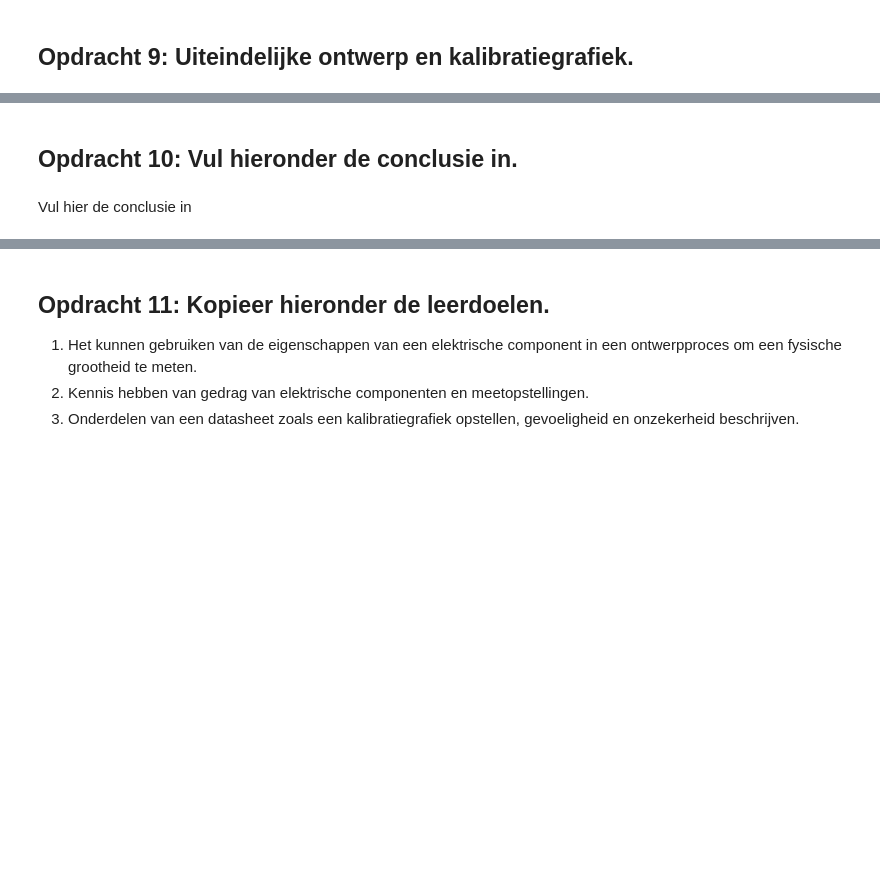
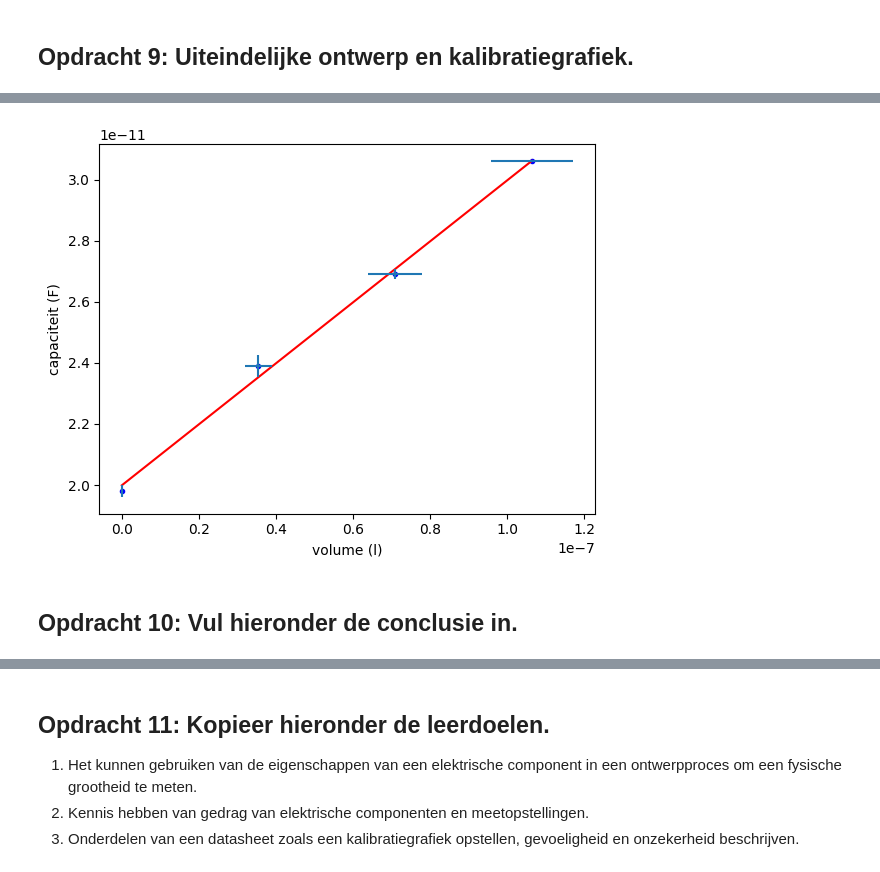
Before and after one commit to sjiemen/DEF_opdrachten_fork, a Jupyter notebook: FysiekeOntwerpopdrachten/2OntwerpEenSensorCondensator/DEFOntwerpopdracht2OntwerpEenSensorInvulTemplate.ipynb, the cells around one changed output, grey strips where cells are left out. Saved outputs shown, nothing was run; the diff lists cells and outputs as text; code cells hidden in the pictures; blank space fills up the shorter version.

```diff
--- a/FysiekeOntwerpopdrachten/2OntwerpEenSensorCondensator/DEFOntwerpopdracht2OntwerpEenSensorInvulTemplate.ipynb
+++ b/FysiekeOntwerpopdrachten/2OntwerpEenSensorCondensator/DEFOntwerpopdracht2OntwerpEenSensorInvulTemplate.ipynb
@@ -138,4 +172,34 @@ Onze sensor kan nog verbetered worden door de volgende verbeteringen (minimaal 2
+# %%
+# Plot hier je oorspronkelijke en je uiteindelijke kalibratiegrafieken, fit daar een bijpassende lijn door
+# en zet ook de verwachte ontwerpgrafiek erbij
+dikte_nieuw = 0.0174
+
+lengte = 0.087
+hoogte = 0.089
+Inhoud = lengte * hoogte * dikte_nieuw
+
+capaciteit = np.array([19.8,23.9,26.9, 30.6])*10**-12
+volume = np.array([0,1/3,2/3,1])*10**-3*(Inhoud*0.7894737)
+
+def function(x,a,b):
+    return a*x+b
+
+values, covariance = curve_fit(function, volume, capaciteit)
+x_fit = np.linspace(0, max(volume), 300)
+y_fit = function(x_fit,*values)
+
+
+capaciteit_err = np.abs(function(volume,*values)-capaciteit)
+volume_err = 0.1 * volume
+
+plt.figure()
+plt.plot(volume, capaciteit,'b.')
+plt.plot(x_fit,y_fit,'r-')
+plt.errorbar(volume,capaciteit,capaciteit_err,volume_err, fmt = 'none')
+plt.xlabel(r'volume (l)')
+plt.ylabel(r'capaciteit (F)')
+plt.show()
+# %% [output]
+[figure, added]
 # %% [markdown]
 ## Opdracht 10: Vul hieronder de conclusie in.
-# %% [markdown]
-Vul hier de conclusie in
```
Also changed, not shown: parts of 18 cells of this notebook, 1 other file.
